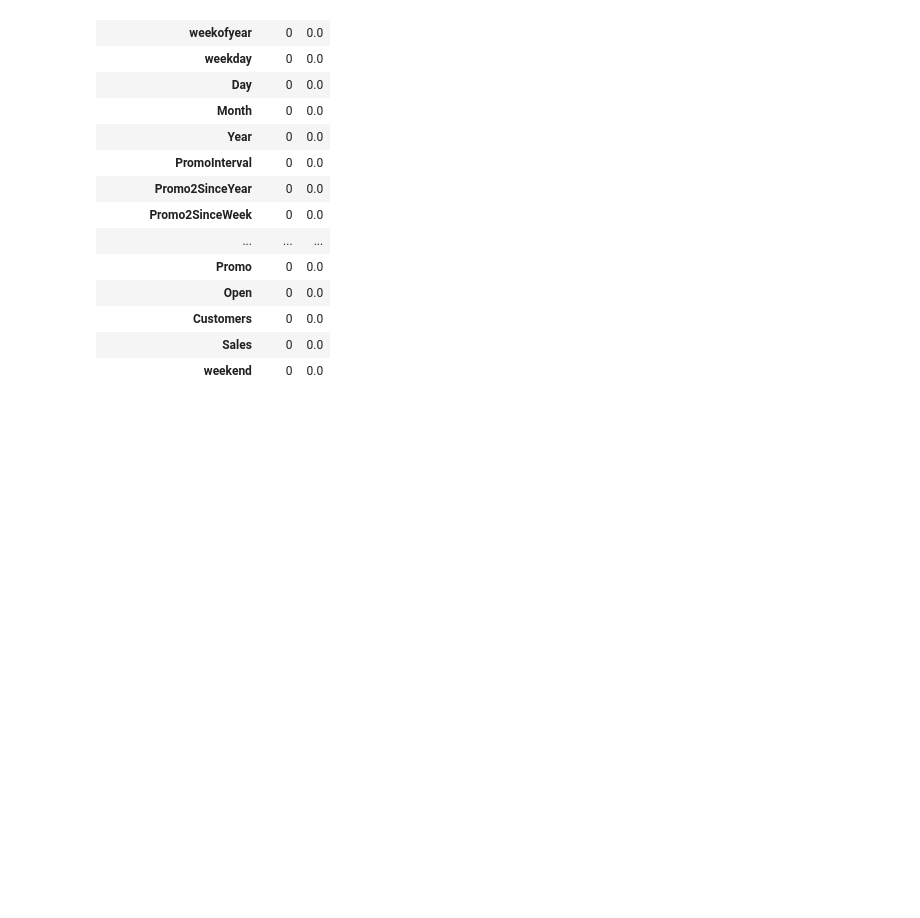
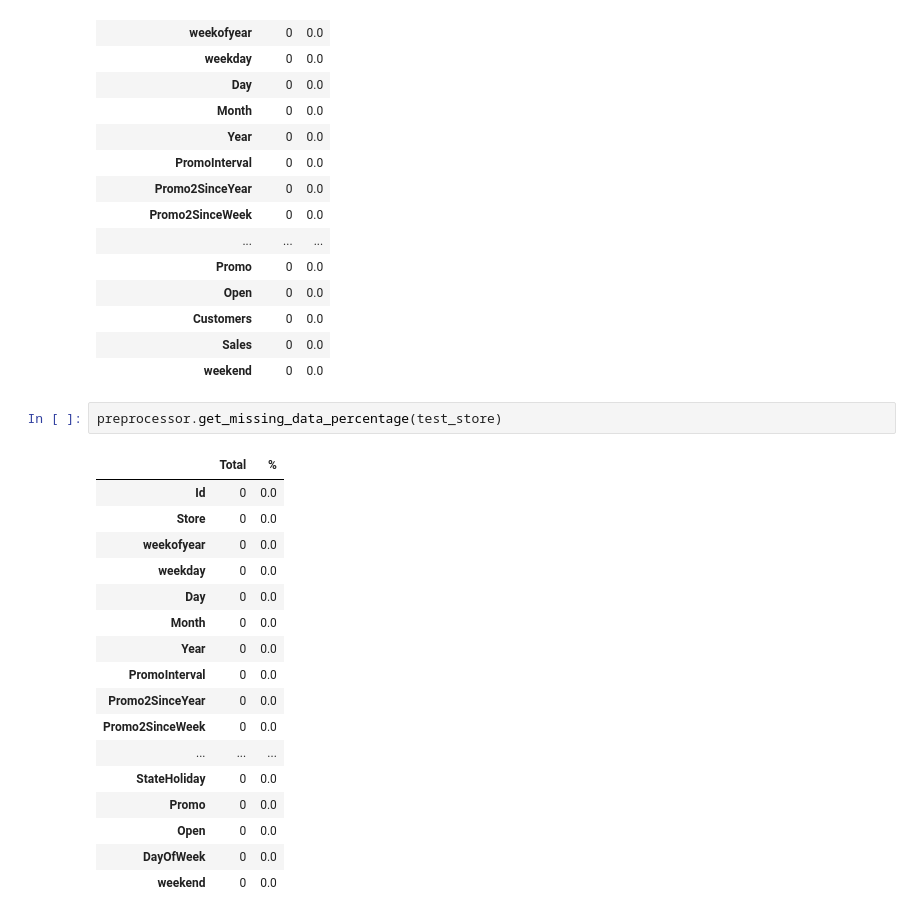
Before and after one commit to michaelgetachew-abebe/Pharmaceutical-Sales-Prediction_Rossmann, a Jupyter notebook: notebooks/preprocess.ipynb, the cells around one changed output. Saved outputs shown, nothing was run; the diff lists cells and outputs as text; blank space fills up the shorter version.

Commit message:
Feat(add): checked the missing value for test_store complete fill

```diff
--- a/notebooks/preprocess.ipynb
+++ b/notebooks/preprocess.ipynb
@@ -243,3 +243,23 @@ preprocessor.get_missing_data_percentage(train_store)
 | Customers | 0 | 0.0 |
 | Sales | 0 | 0.0 |
 | weekend | 0 | 0.0 |
+# %%
+preprocessor.get_missing_data_percentage(test_store)
+# %% [output]
+|  | Total | % |
+| Id | 0 | 0.0 |
+| Store | 0 | 0.0 |
+| weekofyear | 0 | 0.0 |
+| weekday | 0 | 0.0 |
+| Day | 0 | 0.0 |
+| Month | 0 | 0.0 |
+| Year | 0 | 0.0 |
+| PromoInterval | 0 | 0.0 |
+| Promo2SinceYear | 0 | 0.0 |
+| Promo2SinceWeek | 0 | 0.0 |
+| ... | ... | ... |
+| StateHoliday | 0 | 0.0 |
+| Promo | 0 | 0.0 |
+| Open | 0 | 0.0 |
+| DayOfWeek | 0 | 0.0 |
+| weekend | 0 | 0.0 |
```
